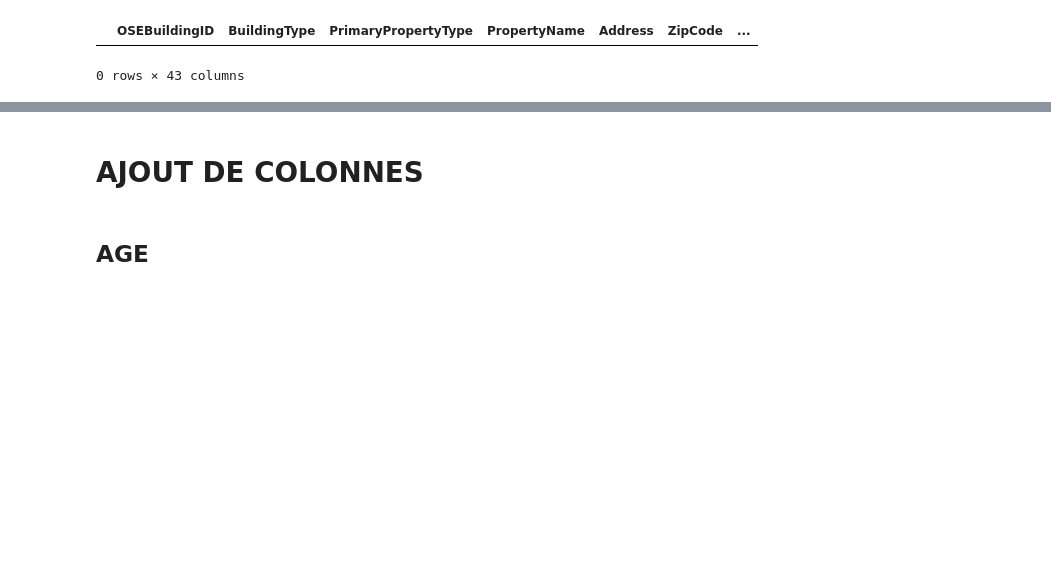
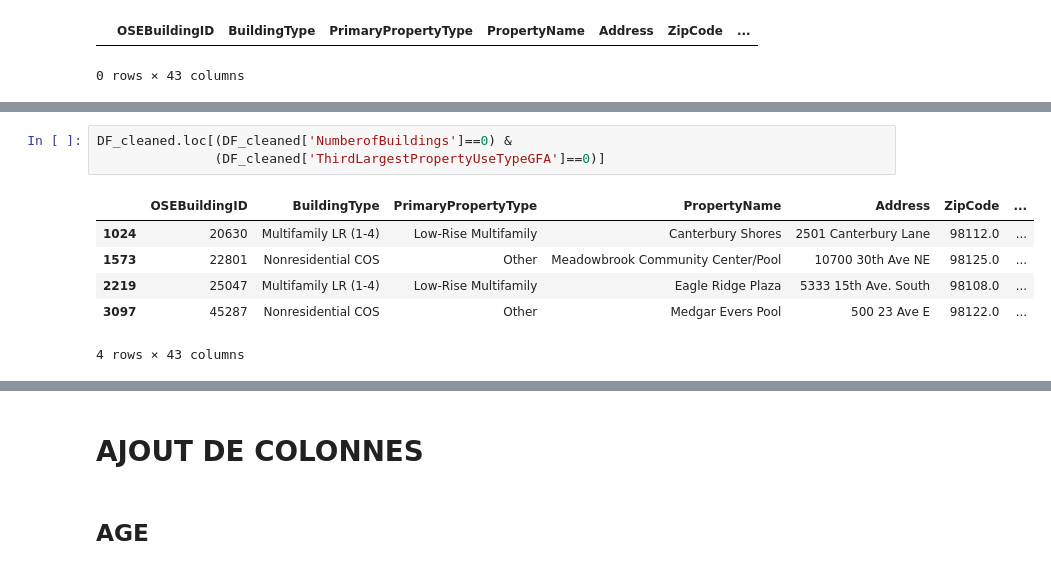
Before and after one commit to EP-portfolio/PROJET_4, a Jupyter notebook: PROJET_4.ipynb, the cells around one changed output, grey strips where cells are left out. Saved outputs shown, nothing was run; the diff lists cells and outputs as text; blank space fills up the shorter version.

```diff
--- a/PROJET_4.ipynb
+++ b/PROJET_4.ipynb
@@ -903,0 +1056,10 @@ DF_cleaned.loc[DF_cleaned['ZipCode'].isna()]
+# %%
+DF_cleaned.loc[(DF_cleaned['NumberofBuildings']==0) &
+               (DF_cleaned['ThirdLargestPropertyUseTypeGFA']==0)]
+# %% [output]
+|  | OSEBuildingID | BuildingType | PrimaryPropertyType | PropertyName | Address | ZipCode | ... |
+| 1024 | 20630 | Multifamily LR (1-4) | Low-Rise Multifamily | Canterbury Shores | 2501 Canterbury Lane | 98112.0 | ... |
+| 1573 | 22801 | Nonresidential COS | Other | Meadowbrook Community Center/Pool | 10700 30th Ave NE | 98125.0 | ... |
+| 2219 | 25047 | Multifamily LR (1-4) | Low-Rise Multifamily | Eagle Ridge Plaza | 5333 15th Ave. South | 98108.0 | ... |
+| 3097 | 45287 | Nonresidential COS | Other | Medgar Evers Pool | 500 23 Ave E | 98122.0 | ... |
+4 rows × 43 columns
```
Also changed, not shown: parts of 45 cells of this notebook.
